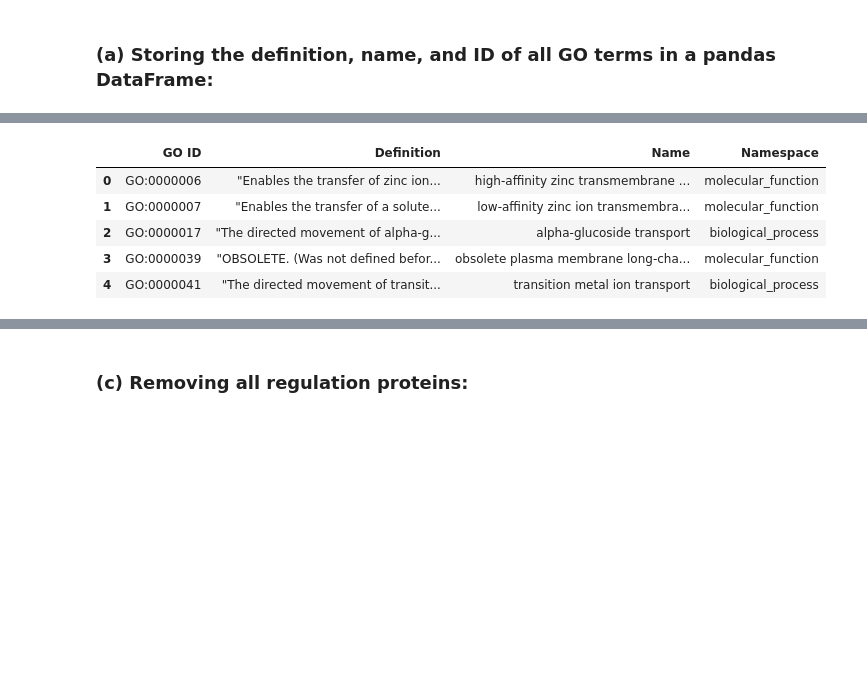
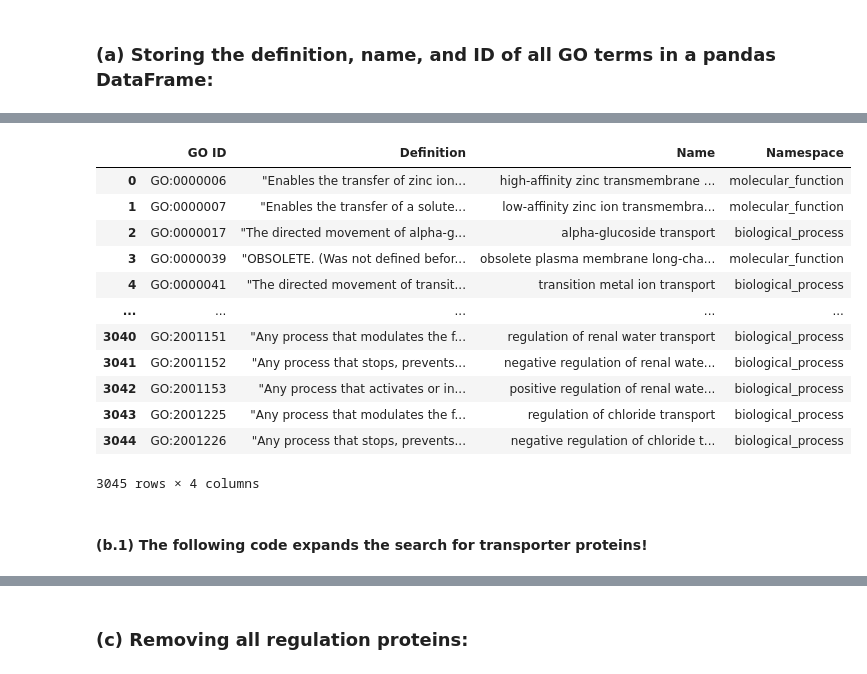
Before and after one commit to miservilla/SPOT2, a Jupyter notebook: code/preprocessing/A1 - Extract transporter information from GO_Term.ipynb, the cells around one changed output, grey strips where cells are left out. Saved outputs shown, nothing was run; the diff lists cells and outputs as text; code cells hidden in the pictures; blank space fills up the shorter version.

```diff
--- a/code/preprocessing/A1 - Extract transporter information from GO_Term.ipynb
+++ b/code/preprocessing/A1 - Extract transporter information from GO_Term.ipynb
@@ -118,17 +125,26 @@ df.head()
 # %%
 droplist = []
 for ind in df.index:
     name, definition = df["Name"][ind].lower(), df["Definition"][ind].lower()
     if (not "transport" in name and not "abc-type" in name and not "permease" in name
          and not "transport" in definition and not "abc-type" in definition and not "permease" in definition):
         droplist.append(ind)
 df.drop(droplist, inplace = True)
 df.reset_index(inplace = True, drop = True)
-df.head()
+df
 # %% [output]
 |  | GO ID | Definition | Name | Namespace |
 | 0 | GO:0000006 | "Enables the transfer of zinc ion... | high-affinity zinc transmembrane ... | molecular_function |
 | 1 | GO:0000007 | "Enables the transfer of a solute... | low-affinity zinc ion transmembra... | molecular_function |
 | 2 | GO:0000017 | "The directed movement of alpha-g... | alpha-glucoside transport | biological_process |
 | 3 | GO:0000039 | "OBSOLETE. (Was not defined befor... | obsolete plasma membrane long-cha... | molecular_function |
 | 4 | GO:0000041 | "The directed movement of transit... | transition metal ion transport | biological_process |
+| ... | ... | ... | ... | ... |
+| 3040 | GO:2001151 | "Any process that modulates the f... | regulation of renal water transport | biological_process |
+| 3041 | GO:2001152 | "Any process that stops, prevents... | negative regulation of renal wate... | biological_process |
+| 3042 | GO:2001153 | "Any process that activates or in... | positive regulation of renal wate... | biological_process |
+| 3043 | GO:2001225 | "Any process that modulates the f... | regulation of chloride transport | biological_process |
+| 3044 | GO:2001226 | "Any process that stops, prevents... | negative regulation of chloride t... | biological_process |
+3045 rows × 4 columns
+# %% [markdown]
+#### (b.1) The following code expands the search for transporter proteins!
```
Also changed, not shown: parts of 18 cells of this notebook, 5 other files.
